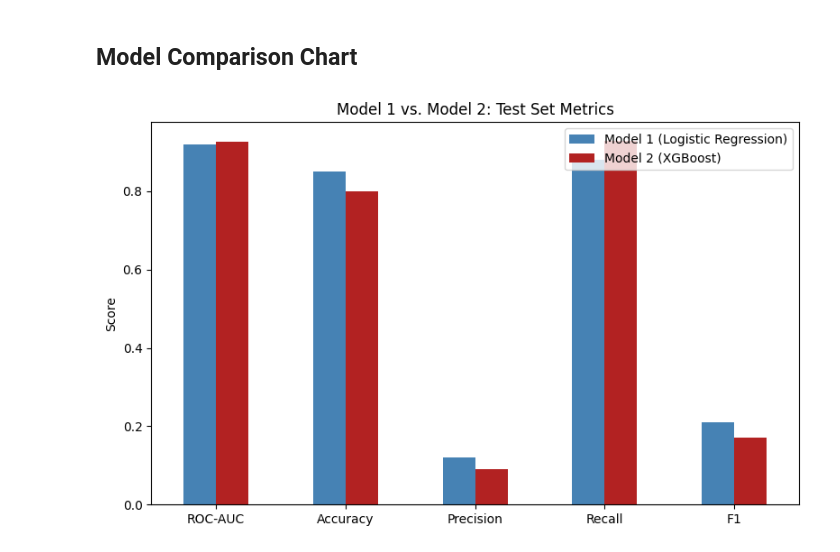
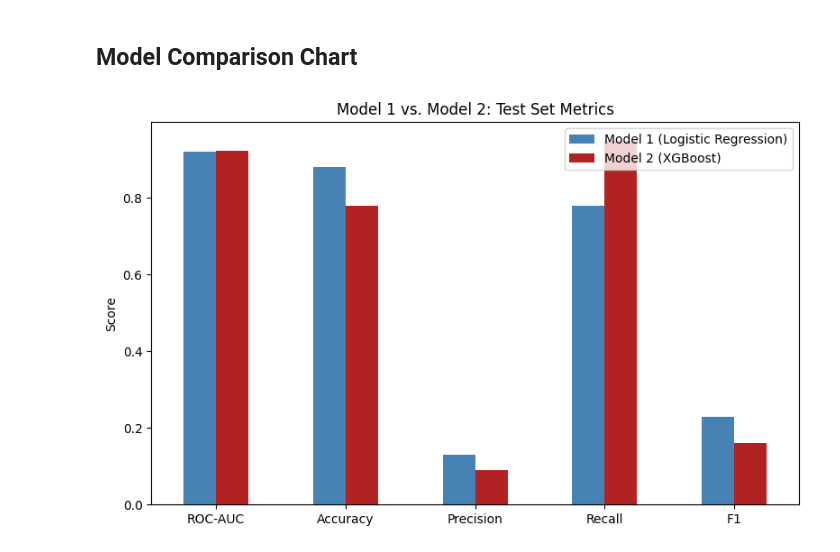
Before and after one commit to GopolangMmutlwaneCaptone/Risk-Concentration-Flagging, a Jupyter notebook: src/models/model2_xgboost.ipynb, the cells around one changed output. Drawn from its saved outputs; the diff is of its cells as text; code cells hidden in the pictures.

```diff
--- a/src/models/model2_xgboost.ipynb
+++ b/src/models/model2_xgboost.ipynb
@@ -136,18 +276,18 @@ Model 2 saved.
 ## Model Comparison Chart
 # %%
 comparison_metrics = pd.DataFrame({
-    "Model 1 (Logistic Regression)": [0.919, 0.85, 0.12, 0.88, 0.21],
-    "Model 2 (XGBoost)": [0.926, 0.80, 0.09, 0.93, 0.17]
+    "Model 1 (Logistic Regression)": [0.921, 0.88, 0.13, 0.78, 0.23],
+    "Model 2 (XGBoost)": [0.924, 0.78, 0.09, 0.95, 0.16]
 }, index=["ROC-AUC", "Accuracy", "Precision", "Recall", "F1"])
 
 fig, ax = plt.subplots(figsize=(8, 5))
 comparison_metrics.plot(kind="bar", ax=ax, color=["steelblue", "firebrick"])
 ax.set_ylabel("Score")
 ax.set_title("Model 1 vs. Model 2: Test Set Metrics")
 ax.legend(loc="upper right")
 plt.xticks(rotation=0)
 plt.tight_layout()
 plt.savefig(os.path.join(REPORTS_DIR, "charts", "model_comparison.png"), dpi=100)
 plt.show()
 # %% [output]
-[figure, old version]
+[figure, new version]
```
Also changed, not shown: parts of 16 cells of this notebook.
